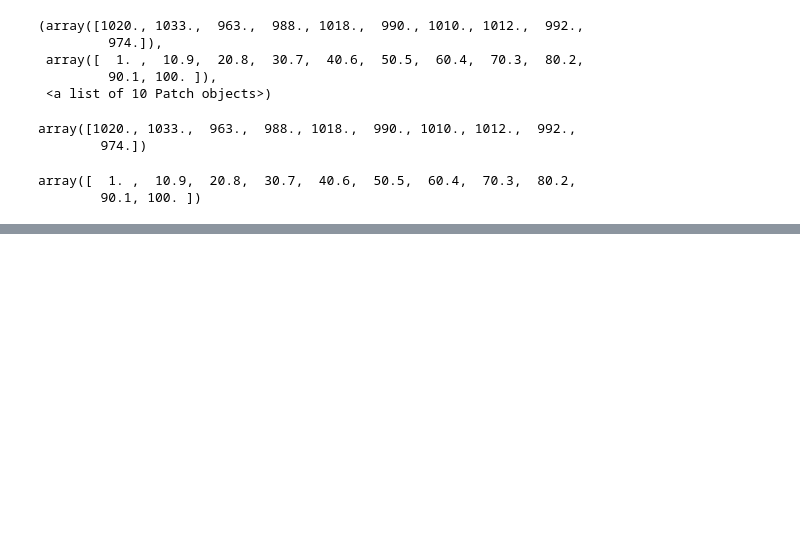
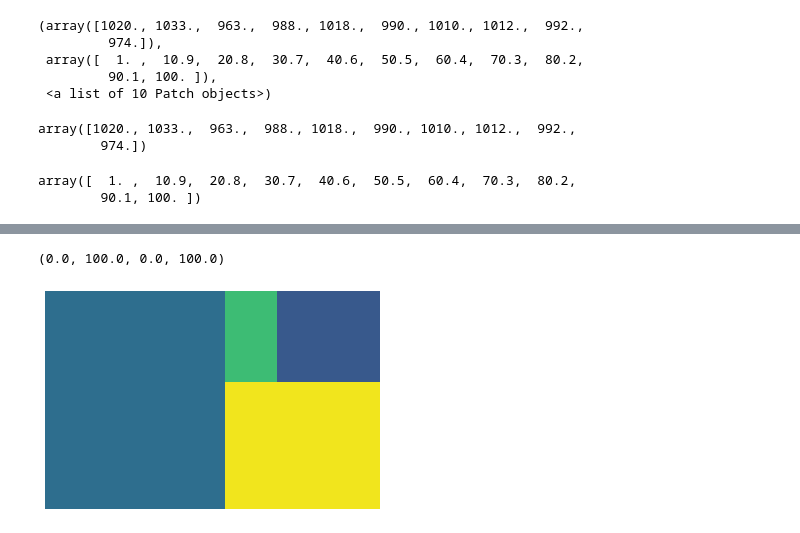
Before and after one commit to PhinyadaPhen/data_viz_2022, a Jupyter notebook: DataViz04_Data_Comparison.ipynb, the cells around one changed output, grey strips where cells are left out. Saved outputs shown, nothing was run; the diff lists cells and outputs as text; code cells hidden in the pictures; blank space fills up the shorter version.

```diff
--- a/DataViz04_Data_Comparison.ipynb
+++ b/DataViz04_Data_Comparison.ipynb
@@ -348,0 +361,8 @@ array([  1. ,  10.9,  20.8,  30.7,  40.6,  50.5,  60.4,  70.3,  80.2,
+# %%
+data = [500, 250, 60, 120]
+# %%
+squarify.plot(data)
+plt.axis('off')
+# %% [output]
+(0.0, 100.0, 0.0, 100.0)
+[figure, added]
```
Also changed, not shown: parts of 21 cells of this notebook.
